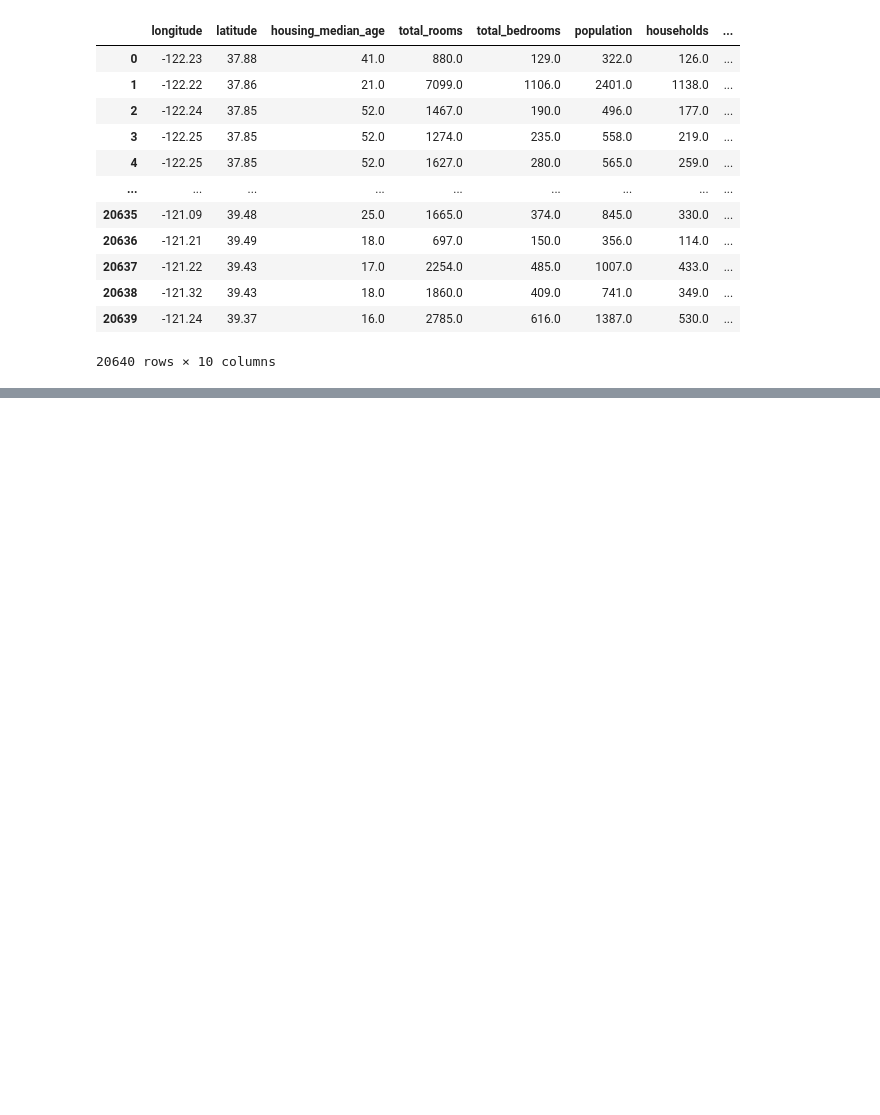
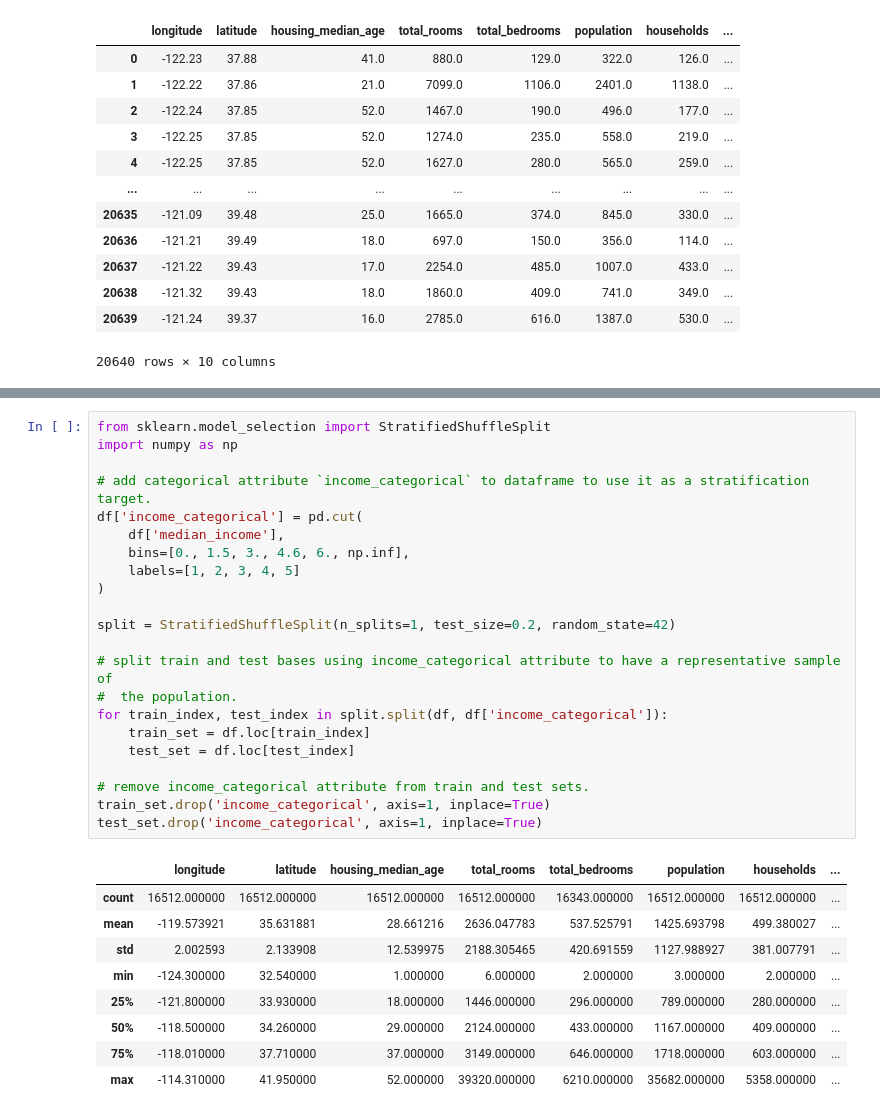
Before and after one commit to joaofelipesus/machine-learning-hands-on, a Jupyter notebook: chanpter-2/Housing.ipynb, the cells around one changed output, grey strips where cells are left out. Saved outputs shown, nothing was run; the diff lists cells and outputs as text; blank space fills up the shorter version.

Commit message:
split train and test datasets

```diff
--- a/chanpter-2/Housing.ipynb
+++ b/chanpter-2/Housing.ipynb
@@ -21,0 +90,32 @@ import_housing_data()
+# %%
+from sklearn.model_selection import StratifiedShuffleSplit
+import numpy as np
+
+# add categorical attribute `income_categorical` to dataframe to use it as a stratification target.
+df['income_categorical'] = pd.cut(
+    df['median_income'],
+    bins=[0., 1.5, 3., 4.6, 6., np.inf],
+    labels=[1, 2, 3, 4, 5]
+)
+
+split = StratifiedShuffleSplit(n_splits=1, test_size=0.2, random_state=42)
+
+# split train and test bases using income_categorical attribute to have a representative sample of
+#  the population.
+for train_index, test_index in split.split(df, df['income_categorical']):
+    train_set = df.loc[train_index]
+    test_set = df.loc[test_index]
+
+# remove income_categorical attribute from train and test sets.
+train_set.drop('income_categorical', axis=1, inplace=True)
+test_set.drop('income_categorical', axis=1, inplace=True)
+# %% [output]
+|  | longitude | latitude | housing_median_age | total_rooms | total_bedrooms | population | households | ... |
+| count | 16512.000000 | 16512.000000 | 16512.000000 | 16512.000000 | 16343.000000 | 16512.000000 | 16512.000000 | ... |
+| mean | -119.573921 | 35.631881 | 28.661216 | 2636.047783 | 537.525791 | 1425.693798 | 499.380027 | ... |
+| std | 2.002593 | 2.133908 | 12.539975 | 2188.305465 | 420.691559 | 1127.988927 | 381.007791 | ... |
+| min | -124.300000 | 32.540000 | 1.000000 | 6.000000 | 2.000000 | 3.000000 | 2.000000 | ... |
+| 25% | -121.800000 | 33.930000 | 18.000000 | 1446.000000 | 296.000000 | 789.000000 | 280.000000 | ... |
+| 50% | -118.500000 | 34.260000 | 29.000000 | 2124.000000 | 433.000000 | 1167.000000 | 409.000000 | ... |
+| 75% | -118.010000 | 37.710000 | 37.000000 | 3149.000000 | 646.000000 | 1718.000000 | 603.000000 | ... |
+| max | -114.310000 | 41.950000 | 52.000000 | 39320.000000 | 6210.000000 | 35682.000000 | 5358.000000 | ... |
```
Also changed, not shown: parts of 5 cells of this notebook.
